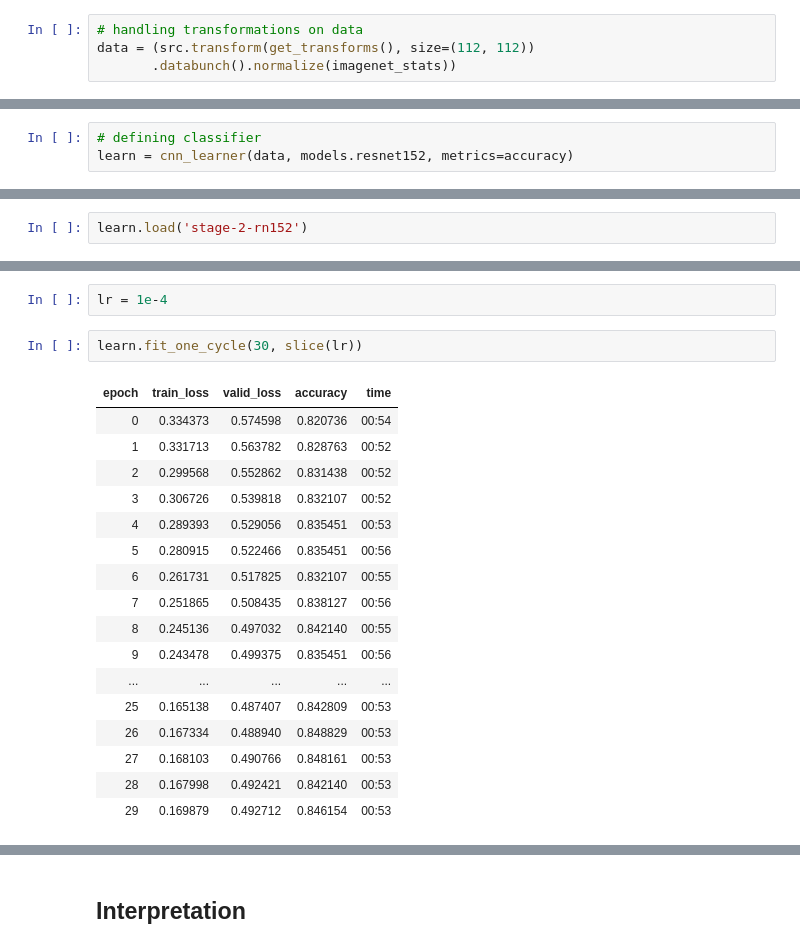
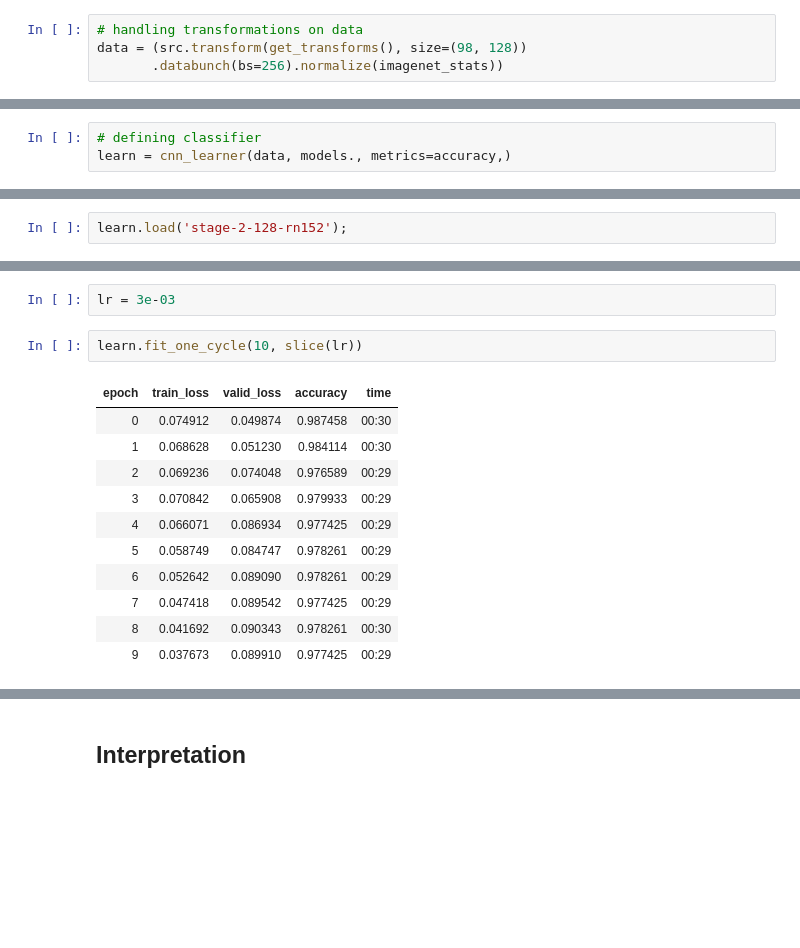
Before and after one commit to nik1806/Auto-tag, a Jupyter notebook: auto-tag-rn152.ipynb, the cells around one changed output, grey strips where cells are left out. Saved outputs shown, nothing was run; the diff lists cells and outputs as text; blank space fills up the shorter version.

Commit message:
optimal model till now

```diff
--- a/auto-tag-rn152.ipynb
+++ b/auto-tag-rn152.ipynb
@@ -31,8 +56,8 @@ src = (ImageList.from_csv(path/'dataset', 'train.csv', folder='Train Images')
       .label_from_df())
 # %%
 # handling transformations on data
-data = (src.transform(get_transforms(), size=(112, 112))
-       .databunch().normalize(imagenet_stats))
+data = (src.transform(get_transforms(), size=(98, 128))
+       .databunch(bs=256).normalize(imagenet_stats))
 # %%
 data.classes, len(data.train_ds), len(data.valid_ds)
 # %% [output]
@@ -44,5 +69,5 @@ data.show_batch(3)
 # %%
 # defining classifier
-learn = cnn_learner(data, models.resnet152, metrics=accuracy)
+learn = cnn_learner(data, models., metrics=accuracy,)
 # %%
 learn.model
@@ -67,2 +74,2 @@ Sequential(
 # %%
-learn.load('stage-2-rn152')
+learn.load('stage-2-128-rn152');
@@ -99,25 +90,19 @@ learn.recorder.plot()
-# %%
-lr = 1e-4
+# %%
+lr = 3e-03
 # %%
-learn.fit_one_cycle(30, slice(lr))
+learn.fit_one_cycle(10, slice(lr))
 # %% [output]
 | epoch | train_loss | valid_loss | accuracy | time |
-| 0 | 0.334373 | 0.574598 | 0.820736 | 00:54 |
-| 1 | 0.331713 | 0.563782 | 0.828763 | 00:52 |
-| 2 | 0.299568 | 0.552862 | 0.831438 | 00:52 |
-| 3 | 0.306726 | 0.539818 | 0.832107 | 00:52 |
-| 4 | 0.289393 | 0.529056 | 0.835451 | 00:53 |
-| 5 | 0.280915 | 0.522466 | 0.835451 | 00:56 |
-| 6 | 0.261731 | 0.517825 | 0.832107 | 00:55 |
-| 7 | 0.251865 | 0.508435 | 0.838127 | 00:56 |
-| 8 | 0.245136 | 0.497032 | 0.842140 | 00:55 |
-| 9 | 0.243478 | 0.499375 | 0.835451 | 00:56 |
-| ... | ... | ... | ... | ... |
-| 25 | 0.165138 | 0.487407 | 0.842809 | 00:53 |
-| 26 | 0.167334 | 0.488940 | 0.848829 | 00:53 |
-| 27 | 0.168103 | 0.490766 | 0.848161 | 00:53 |
-| 28 | 0.167998 | 0.492421 | 0.842140 | 00:53 |
-| 29 | 0.169879 | 0.492712 | 0.846154 | 00:53 |
+| 0 | 0.074912 | 0.049874 | 0.987458 | 00:30 |
+| 1 | 0.068628 | 0.051230 | 0.984114 | 00:30 |
+| 2 | 0.069236 | 0.074048 | 0.976589 | 00:29 |
+| 3 | 0.070842 | 0.065908 | 0.979933 | 00:29 |
+| 4 | 0.066071 | 0.086934 | 0.977425 | 00:29 |
+| 5 | 0.058749 | 0.084747 | 0.978261 | 00:29 |
+| 6 | 0.052642 | 0.089090 | 0.978261 | 00:29 |
+| 7 | 0.047418 | 0.089542 | 0.977425 | 00:29 |
+| 8 | 0.041692 | 0.090343 | 0.978261 | 00:30 |
+| 9 | 0.037673 | 0.089910 | 0.977425 | 00:29 |
 # %%
 learn.recorder.plot_losses()
 # %% [output]
```
Also changed, not shown: parts of 35 cells of this notebook, 5 other files.
